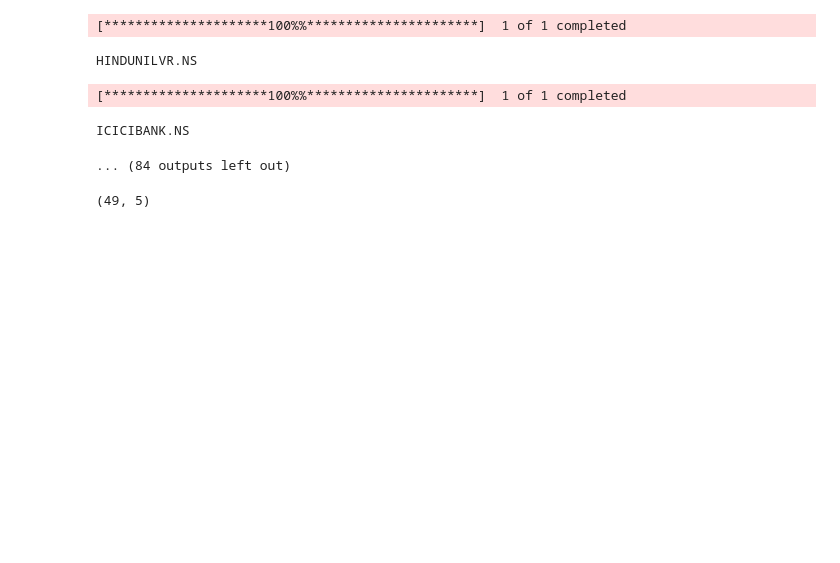
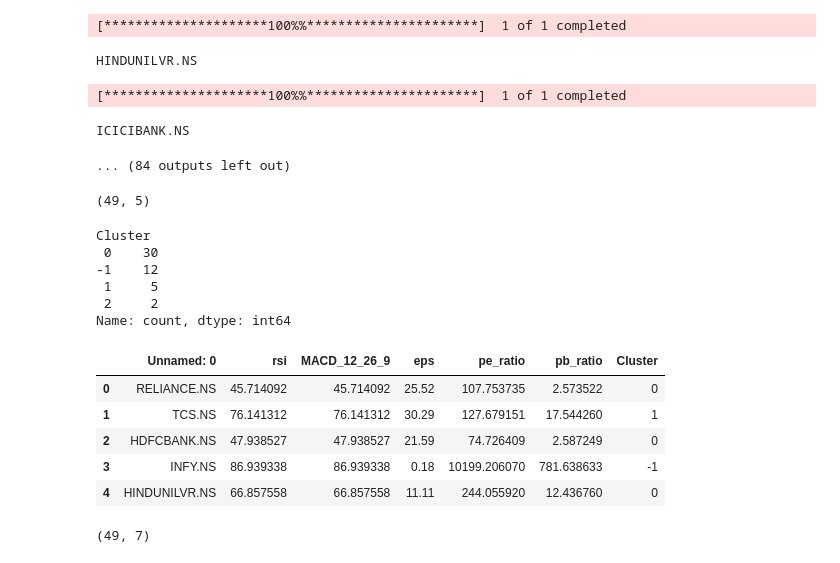
Before and after one commit to vsaravind01/Smart-Wealth, a Jupyter notebook: backend/clusters/notebooks/clustering_v1.ipynb, the cells around one changed output. Cells and saved outputs as stored; diff of their text form; code cells hidden in the pictures; blank space fills up the shorter version.

Commit message:
Add clusters.csv file

```diff
--- a/backend/clusters/notebooks/clustering_v1.ipynb
+++ b/backend/clusters/notebooks/clustering_v1.ipynb
@@ -132,0 +152,9 @@ df.shape
+# %%
+df.Cluster.value_counts()
+# %% [output]
+Cluster
+ 0    30
+-1    12
+ 1     5
+ 2     2
+Name: count, dtype: int64
@@ -132,0 +166,15 @@ df.shape
+# %%
+df = pd.read_csv("F:\\psg\\bob\\Smart-Wealth\\backend\\clusters\\datasets\\clusters.csv")
+# %%
+df.head()
+# %% [output]
+|  | Unnamed: 0 | rsi | MACD_12_26_9 | eps | pe_ratio | pb_ratio | Cluster |
+| 0 | RELIANCE.NS | 45.714092 | 45.714092 | 25.52 | 107.753735 | 2.573522 | 0 |
+| 1 | TCS.NS | 76.141312 | 76.141312 | 30.29 | 127.679151 | 17.544260 | 1 |
+| 2 | HDFCBANK.NS | 47.938527 | 47.938527 | 21.59 | 74.726409 | 2.587249 | 0 |
+| 3 | INFY.NS | 86.939338 | 86.939338 | 0.18 | 10199.206070 | 781.638633 | -1 |
+| 4 | HINDUNILVR.NS | 66.857558 | 66.857558 | 11.11 | 244.055920 | 12.436760 | 0 |
+# %%
+df.shape
+# %% [output]
+(49, 7)
```
Also changed, not shown: parts of 22 cells of this notebook, 2 other files.
